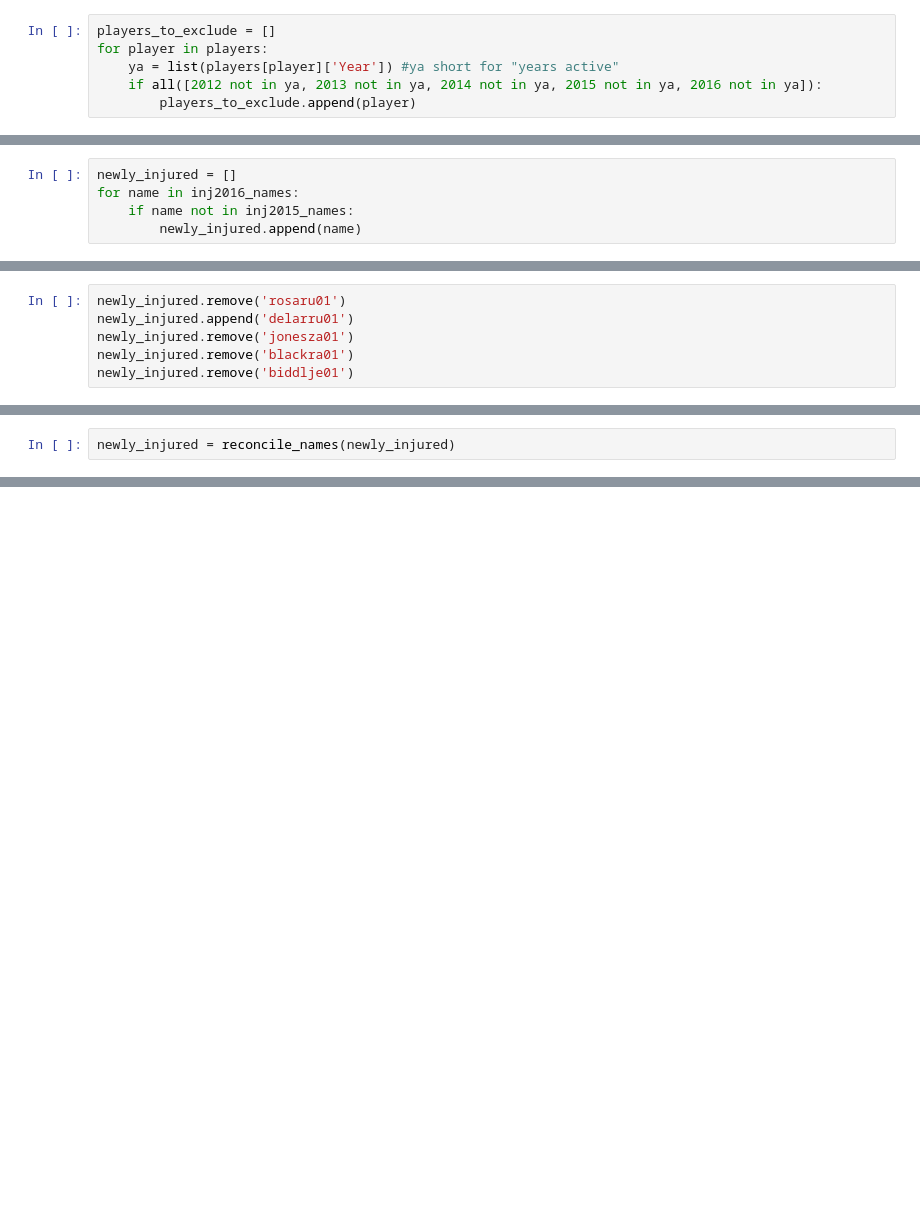
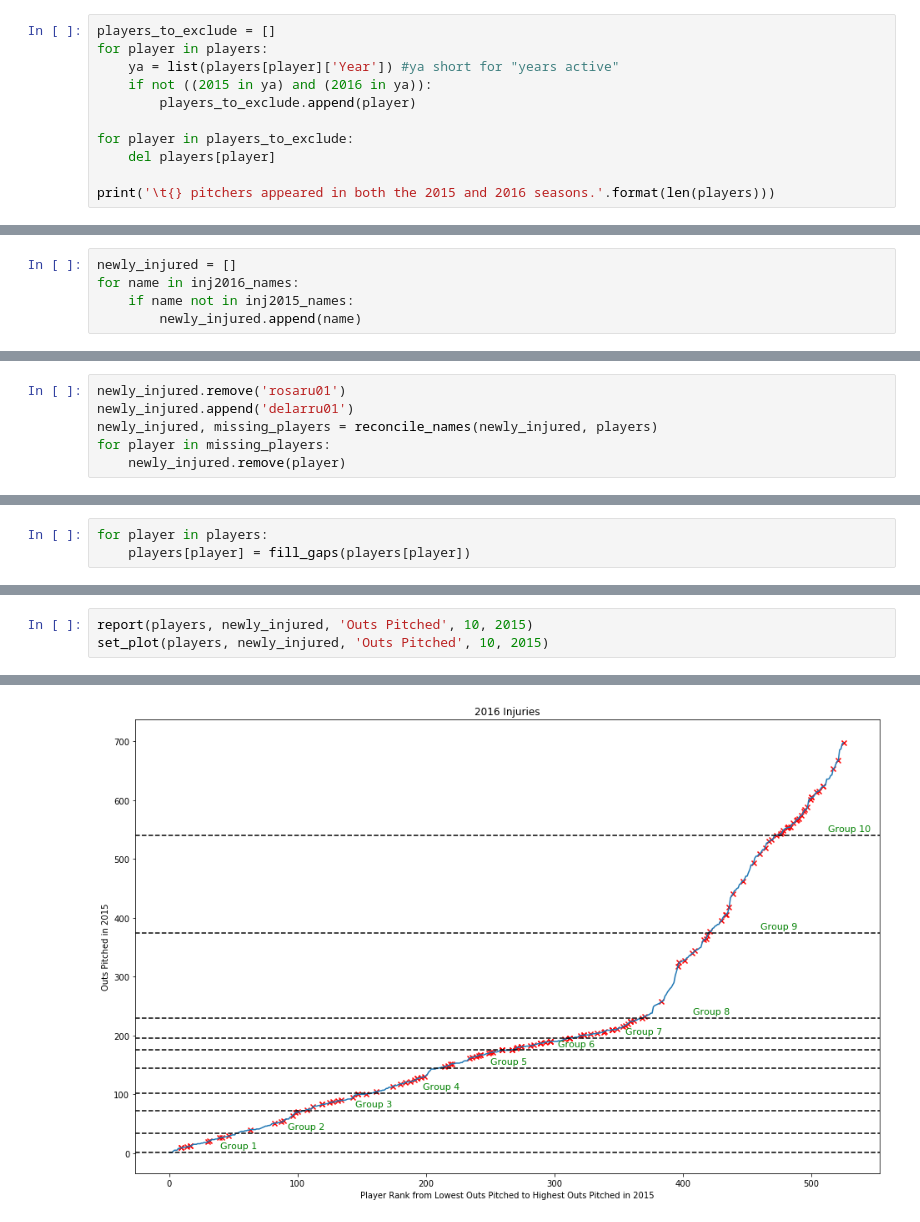
Before and after one commit to AlliedToasters/pitchers, a Jupyter notebook: PitchersInjuries.ipynb, the cells around one changed output, grey strips where cells are left out. Saved outputs shown, nothing was run; the diff lists cells and outputs as text; blank space fills up the shorter version.

```diff
--- a/PitchersInjuries.ipynb
+++ b/PitchersInjuries.ipynb
@@ -138,5 +45,10 @@ players = players_outs(pitchers)
 players_to_exclude = []
 for player in players:
     ya = list(players[player]['Year']) #ya short for "years active"
-    if all([2012 not in ya, 2013 not in ya, 2014 not in ya, 2015 not in ya, 2016 not in ya]):
+    if not ((2015 in ya) and (2016 in ya)):
         players_to_exclude.append(player)
+
+for player in players_to_exclude:
+    del players[player]
+
+print('\t{} pitchers appeared in both the 2015 and 2016 seasons.'.format(len(players)))
@@ -170,6 +89,6 @@ Important exceptions: Rubby de la Rosa is coded "delarru01" in the Lahman set an
 # %%
 newly_injured.remove('rosaru01')
 newly_injured.append('delarru01')
-newly_injured.remove('jonesza01')
-newly_injured.remove('blackra01')
-newly_injured.remove('biddlje01')
+newly_injured, missing_players = reconcile_names(newly_injured, players)
+for player in missing_players:
+    newly_injured.remove(player)
@@ -181,2 +99,0 @@ for player in players:
-# %%
-newly_injured = reconcile_names(newly_injured)
@@ -182,0 +102,3 @@ newly_injured = reconcile_names(newly_injured)
+# %%
+for player in players:
+    players[player] = fill_gaps(players[player])
@@ -182,0 +131,4 @@ newly_injured = reconcile_names(newly_injured)
+# %%
+report(players, newly_injured, 'Outs Pitched', 10, 2015)
+set_plot(players, newly_injured, 'Outs Pitched', 10, 2015)
+# %% [output]
@@ -182,0 +145 @@ newly_injured = reconcile_names(newly_injured)
+[figure, added]
```
Also changed, not shown: parts of 53 cells of this notebook.
